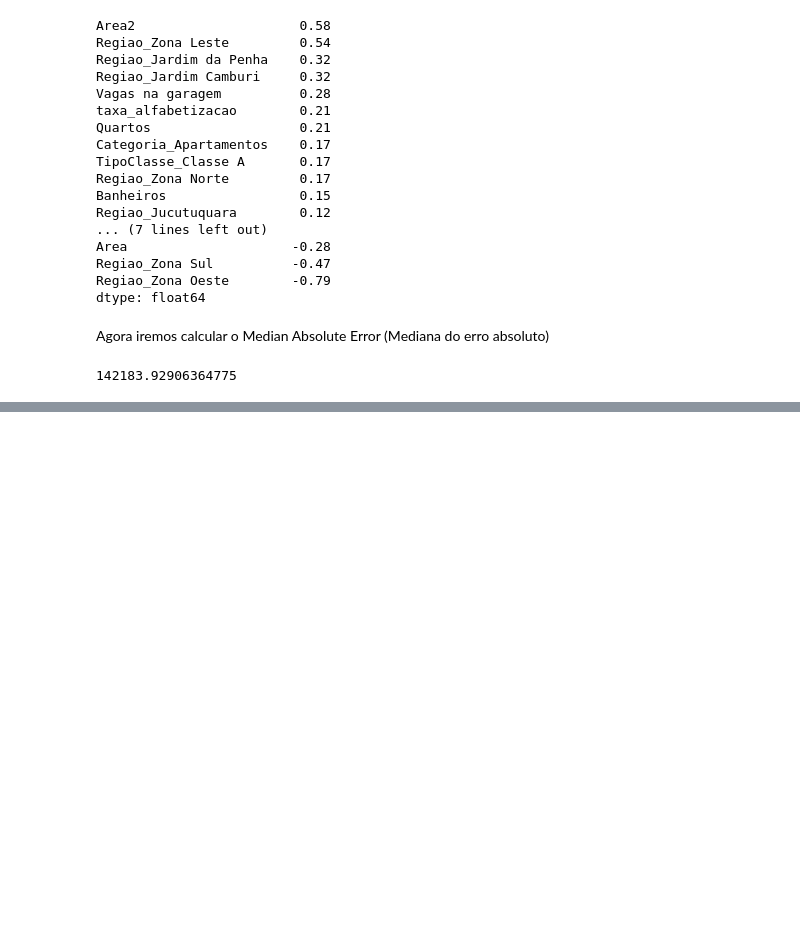
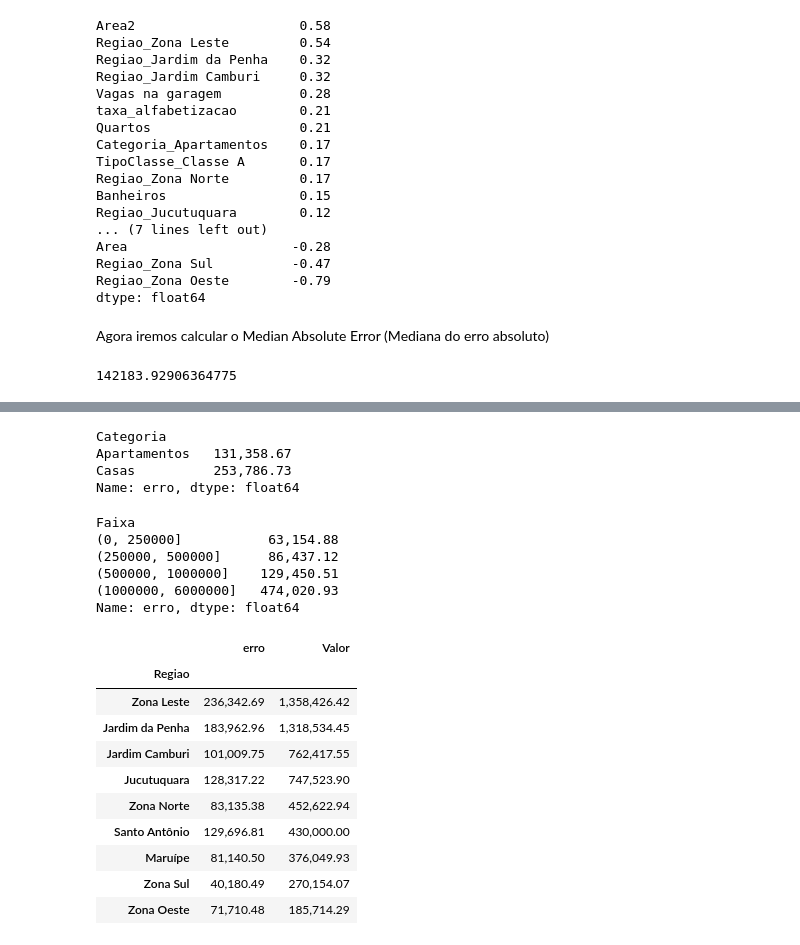
Before and after one commit to arthurcsp/mlStuff, a Jupyter notebook: Projects/OlxHousePricePrediction/Analysis/dataAnalysis.ipynb, the cells around one changed output, grey strips where cells are left out. Cells and saved outputs as stored; diff of their text form; code cells hidden in the pictures; blank space fills up the shorter version.

```diff
--- a/Projects/OlxHousePricePrediction/Analysis/dataAnalysis.ipynb
+++ b/Projects/OlxHousePricePrediction/Analysis/dataAnalysis.ipynb
@@ -664,0 +667,40 @@ median_absolute_error(y_test2, y_predict2)
+# %%
+x_test['predict'] = y_predict2
+x_test['valor'] = y_test2
+# %%
+temp = x_test['predict']
+df_test = df.join(temp, how = 'inner')
+# %%
+df_test['erro'] =  abs(df_test['predict'] - df_test['Valor'])
+# %%
+df_test.groupby('Categoria')['erro'].median()
+# %% [output]
+Categoria
+Apartamentos   131,358.67
+Casas          253,786.73
+Name: erro, dtype: float64
+# %%
+df_test['Faixa']= pd.cut(df_test['Valor'], bins=[0,250000,500000,1000000,6000000])
+# %%
+df_test.groupby('Faixa')['erro'].median()
+# %% [output]
+Faixa
+(0, 250000]           63,154.88
+(250000, 500000]      86,437.12
+(500000, 1000000]    129,450.51
+(1000000, 6000000]   474,020.93
+Name: erro, dtype: float64
+# %%
+df_test.groupby('Regiao').agg({'erro':'median' , 'Valor' :'mean'}).sort_values(by='Valor', ascending= False)
+# %% [output]
+|  | erro | Valor |
+| Regiao |  |  |
+| Zona Leste | 236,342.69 | 1,358,426.42 |
+| Jardim da Penha | 183,962.96 | 1,318,534.45 |
+| Jardim Camburi | 101,009.75 | 762,417.55 |
+| Jucutuquara | 128,317.22 | 747,523.90 |
+| Zona Norte | 83,135.38 | 452,622.94 |
+| Santo Antônio | 129,696.81 | 430,000.00 |
+| Maruípe | 81,140.50 | 376,049.93 |
+| Zona Sul | 40,180.49 | 270,154.07 |
+| Zona Oeste | 71,710.48 | 185,714.29 |
```
Also changed, not shown: parts of 1 cell of this notebook, 11 other files.
